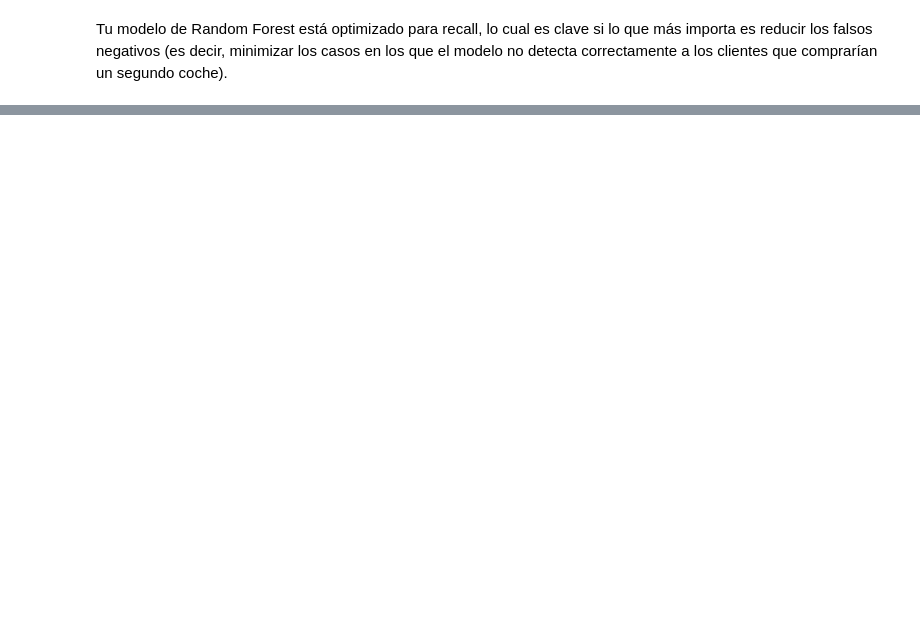
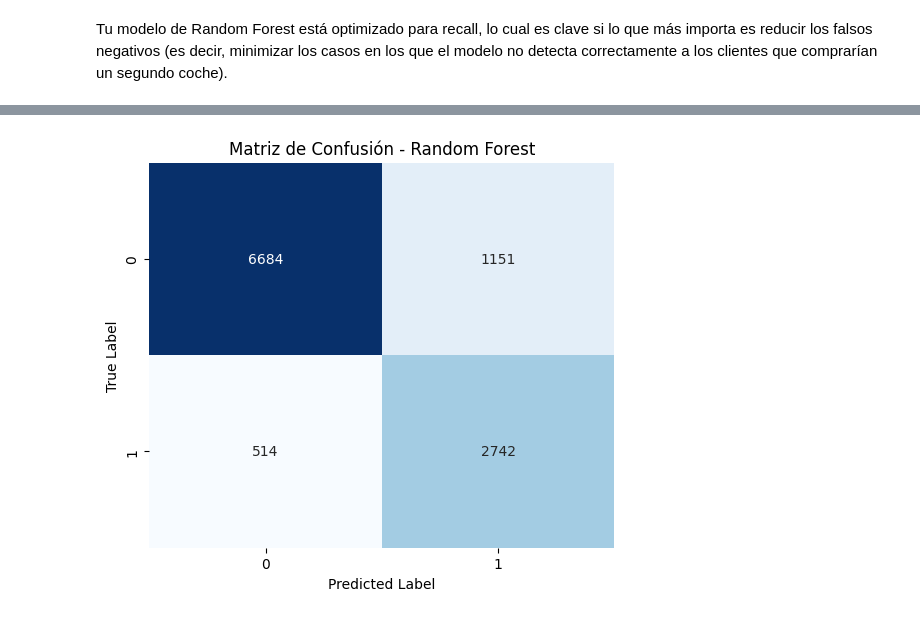
Before and after one commit to clauloro/Caso01_Propensity, a Jupyter notebook: Análisis Exploratorio de Datos - Propensión de Compra.ipynb, the cells around one changed output, grey strips where cells are left out. Drawn from its saved outputs; the diff is of its cells as text; code cells hidden in the pictures; blank space fills up the shorter version.

```diff
--- a/Análisis Exploratorio de Datos - Propensión de Compra.ipynb
+++ b/Análisis Exploratorio de Datos - Propensión de Compra.ipynb
@@ -1836,12 +1390,0 @@ plt.show()
-# %%
-from sklearn.metrics import precision_recall_curve
-
-# Curva Precision-Recall
-precision, recall, _ = precision_recall_curve(y_test, y_pred_proba)
-plt.figure(figsize=(6, 5))
-plt.plot(recall, precision, label='Precision-Recall Curve', color='green')
-plt.xlabel('Recall')
-plt.ylabel('Precision')
-plt.title(f'Curva Precision-Recall - {best_model_name}')
-plt.legend()
-plt.show()
@@ -2011,0 +1475,11 @@ plt.show()
+# %%
+model = RandomForestClassifier(
+    criterion='entropy',
+    max_depth=18,
+    min_samples_split=7,
+    min_samples_leaf=3,
+    n_estimators=500,
+    class_weight='balanced',
+    random_state=42
+)
+model.fit(X_train, y_train)
@@ -2011,0 +1490,4 @@ plt.show()
+# %%
+# Predicciones en el conjunto de prueba.
+y_pred = model.predict(X_test)
+y_pred_proba = model.predict_proba(X_test)[:, 1]
@@ -2011,0 +1507,10 @@ plt.show()
+# %%
+conf_mat = confusion_matrix(y_test, y_pred)
+plt.figure(figsize=(6, 5))
+sns.heatmap(conf_mat, annot=True, fmt='d', cmap='Blues', cbar=False)
+plt.xlabel('Predicted Label')
+plt.ylabel('True Label')
+plt.title(f'Matriz de Confusión - Random Forest')
+plt.show()
+# %% [output]
+[figure, added]
```
Also changed, not shown: parts of 113 cells of this notebook, 10 other files.
